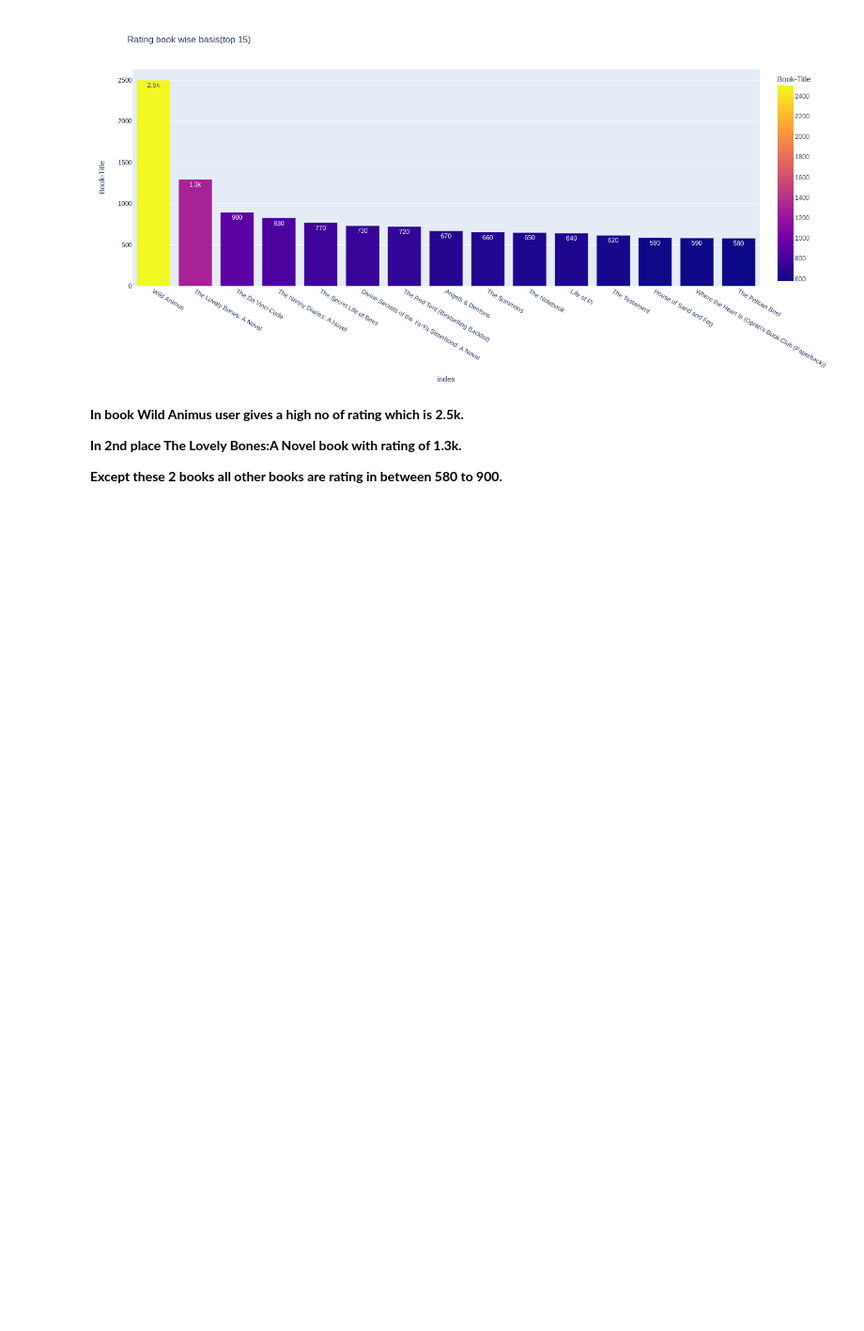
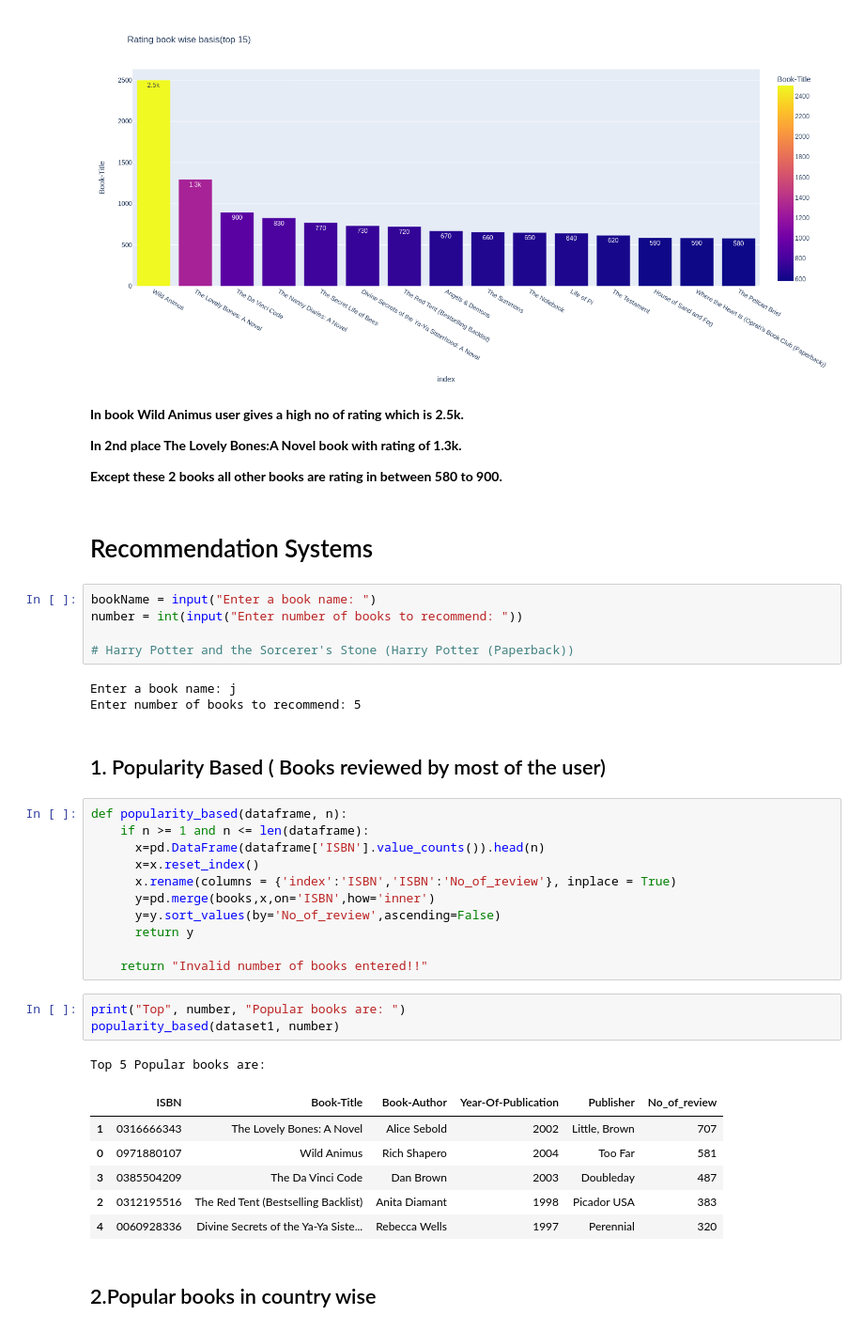
Before and after one commit to satyam-jyoti-sankar/Books_recommend_system, a Jupyter notebook: Books_recommend_system_.ipynb, the cells around one changed output. Shown at 94% size. Saved outputs shown, nothing was run; the diff lists cells and outputs as text; blank space fills up the shorter version.

```diff
--- a/Books_recommend_system_.ipynb
+++ b/Books_recommend_system_.ipynb
@@ -754,3 +755,39 @@ fig.show(renderer="png",width=1400, height=700)
 **In 2nd place The Lovely Bones:A Novel book with rating of 1.3k.**
 
 **Except these 2 books all other books are rating in between 580 to 900.**
+# %% [markdown]
+# Recommendation Systems
+# %%
+bookName = input("Enter a book name: ")
+number = int(input("Enter number of books to recommend: "))
+
+# Harry Potter and the Sorcerer's Stone (Harry Potter (Paperback))
+# %% [output]
+Enter a book name: j
+Enter number of books to recommend: 5
+# %% [markdown]
+## 1. Popularity Based ( Books reviewed by most of the user)
+# %%
+def popularity_based(dataframe, n):
+    if n >= 1 and n <= len(dataframe):
+      x=pd.DataFrame(dataframe['ISBN'].value_counts()).head(n)
+      x=x.reset_index()
+      x.rename(columns = {'index':'ISBN','ISBN':'No_of_review'}, inplace = True)
+      y=pd.merge(books,x,on='ISBN',how='inner')
+      y=y.sort_values(by='No_of_review',ascending=False)
+      return y
+
+    return "Invalid number of books entered!!"
+# %%
+print("Top", number, "Popular books are: ")
+popularity_based(dataset1, number)
+# %% [output]
+Top 5 Popular books are:
+|  | ISBN | Book-Title | Book-Author | Year-Of-Publication | Publisher | No_of_review |
+| 1 | 0316666343 | The Lovely Bones: A Novel | Alice Sebold | 2002 | Little, Brown | 707 |
+| 0 | 0971880107 | Wild Animus | Rich Shapero | 2004 | Too Far | 581 |
+| 3 | 0385504209 | The Da Vinci Code | Dan Brown | 2003 | Doubleday | 487 |
+| 2 | 0312195516 | The Red Tent (Bestselling Backlist) | Anita Diamant | 1998 | Picador USA | 383 |
+| 4 | 0060928336 | Divine Secrets of the Ya-Ya Siste... | Rebecca Wells | 1997 | Perennial | 320 |
+# %% [markdown]
+## 2.Popular books in country  wise
```
Also changed, not shown: parts of 9 cells of this notebook.
